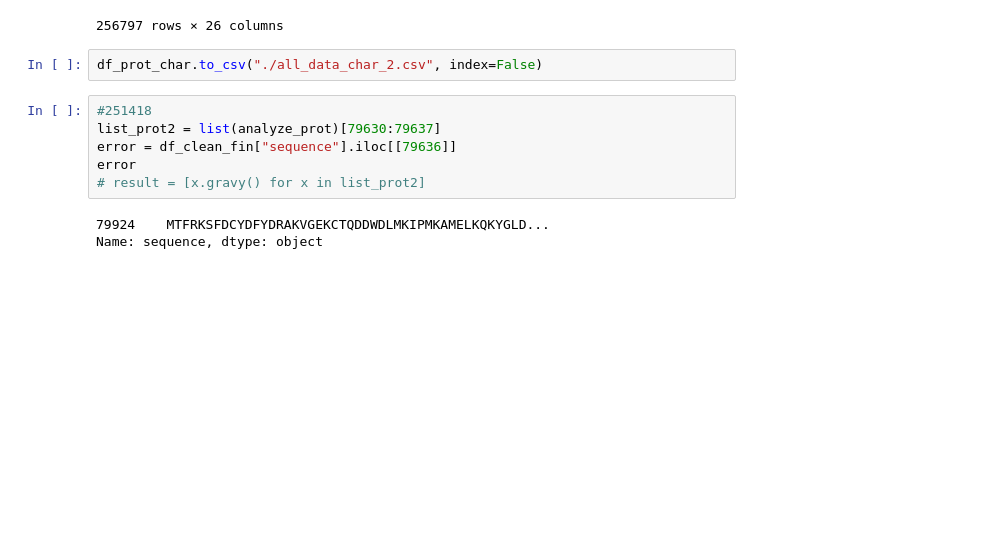
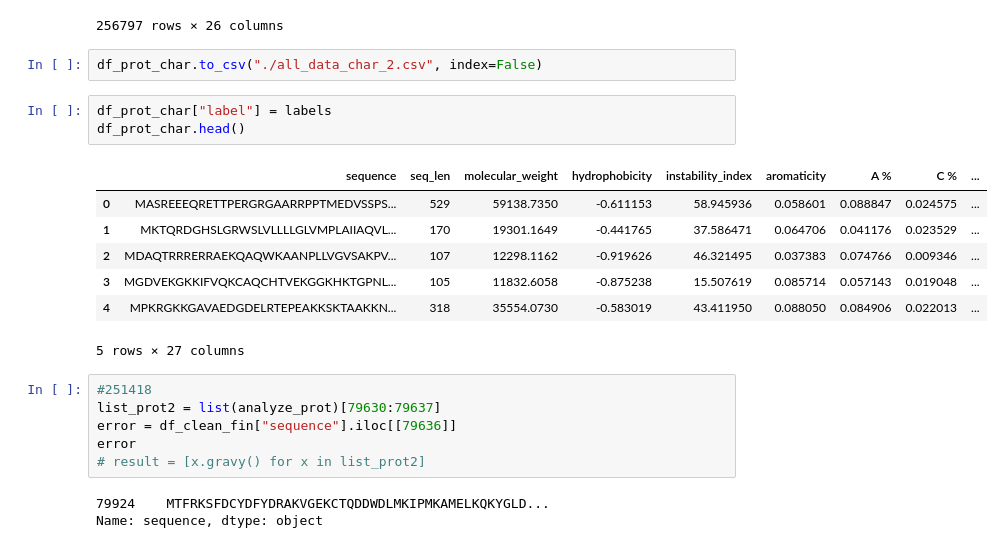
Before and after one commit to michellegarcia2000/p-rotein, a Jupyter notebook: mich_liz_protein_char.ipynb, the cells around one changed output. Drawn from its saved outputs; the diff is of its cells as text; blank space fills up the shorter version.

Commit message:
adding in labels

```diff
--- a/mich_liz_protein_char.ipynb
+++ b/mich_liz_protein_char.ipynb
@@ -342,6 +342,17 @@ df_prot_char
 256797 rows × 26 columns
 # %%
 df_prot_char.to_csv("./all_data_char_2.csv", index=False)
+# %%
+df_prot_char["label"] = labels
+df_prot_char.head()
+# %% [output]
+|  | sequence | seq_len | molecular_weight | hydrophobicity | instability_index | aromaticity | A % | C % | ... |
+| 0 | MASREEEQRETTPERGRGAARRPPTMEDVSSPS... | 529 | 59138.7350 | -0.611153 | 58.945936 | 0.058601 | 0.088847 | 0.024575 | ... |
+| 1 | MKTQRDGHSLGRWSLVLLLLGLVMPLAIIAQVL... | 170 | 19301.1649 | -0.441765 | 37.586471 | 0.064706 | 0.041176 | 0.023529 | ... |
+| 2 | MDAQTRRRERRAEKQAQWKAANPLLVGVSAKPV... | 107 | 12298.1162 | -0.919626 | 46.321495 | 0.037383 | 0.074766 | 0.009346 | ... |
+| 3 | MGDVEKGKKIFVQKCAQCHTVEKGGKHKTGPNL... | 105 | 11832.6058 | -0.875238 | 15.507619 | 0.085714 | 0.057143 | 0.019048 | ... |
+| 4 | MPKRGKKGAVAEDGDELRTEPEAKKSKTAAKKN... | 318 | 35554.0730 | -0.583019 | 43.411950 | 0.088050 | 0.084906 | 0.022013 | ... |
+5 rows × 27 columns
 # %%
 #251418
 list_prot2 = list(analyze_prot)[79630:79637]
```
Also changed, not shown: parts of 3 cells of this notebook, 2 other files.
